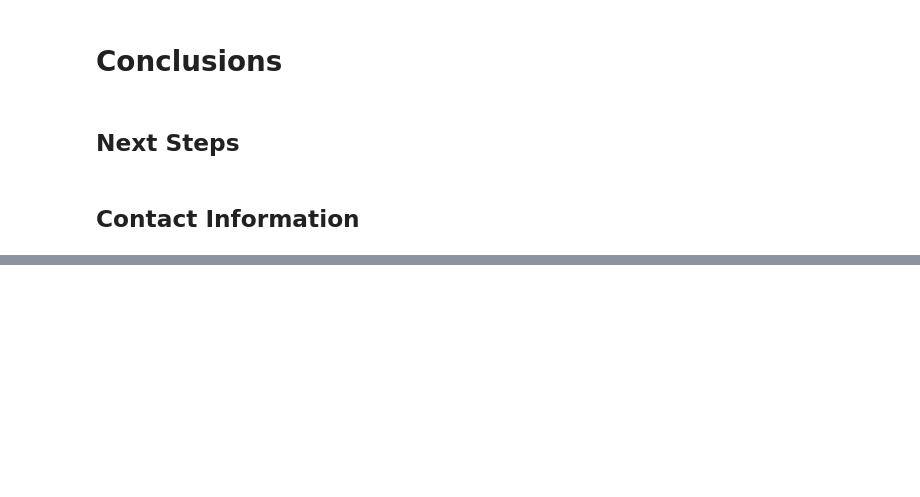
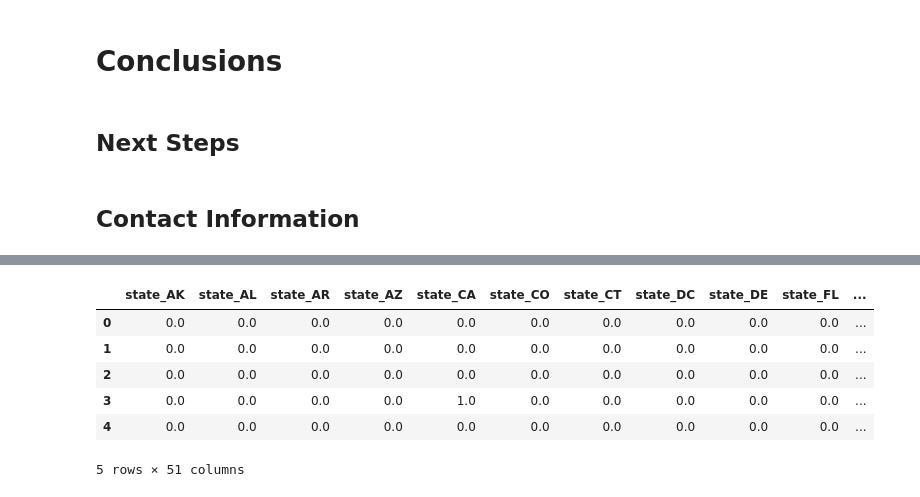
Before and after one commit to apell74/phase-3-project, a Jupyter notebook: Phase 3 Project.ipynb, the cells around one changed output, grey strips where cells are left out. Saved outputs shown, nothing was run; the diff lists cells and outputs as text; code cells hidden in the pictures; blank space fills up the shorter version.

```diff
--- a/Phase 3 Project.ipynb
+++ b/Phase 3 Project.ipynb
@@ -279,0 +370,16 @@ time: 4.21 ms (started: 2024-02-23 16:37:03 -05:00)
+# %%
+Xtrain2_state_encoded_dense = Xtrain2_state_encoded.toarray()
+
+# Convert the dense array to a DataFrame
+Xtrain2_state_encoded_df = pd.DataFrame(Xtrain2_state_encoded_dense, columns=ohe.get_feature_names_out())
+
+# Now you can use .head() to view the first few rows
+Xtrain2_state_encoded_df.head()
+# %% [output]
+|  | state_AK | state_AL | state_AR | state_AZ | state_CA | state_CO | state_CT | state_DC | state_DE | state_FL | ... |
+| 0 | 0.0 | 0.0 | 0.0 | 0.0 | 0.0 | 0.0 | 0.0 | 0.0 | 0.0 | 0.0 | ... |
+| 1 | 0.0 | 0.0 | 0.0 | 0.0 | 0.0 | 0.0 | 0.0 | 0.0 | 0.0 | 0.0 | ... |
+| 2 | 0.0 | 0.0 | 0.0 | 0.0 | 0.0 | 0.0 | 0.0 | 0.0 | 0.0 | 0.0 | ... |
+| 3 | 0.0 | 0.0 | 0.0 | 0.0 | 1.0 | 0.0 | 0.0 | 0.0 | 0.0 | 0.0 | ... |
+| 4 | 0.0 | 0.0 | 0.0 | 0.0 | 0.0 | 0.0 | 0.0 | 0.0 | 0.0 | 0.0 | ... |
+5 rows × 51 columns
```
Also changed, not shown: parts of 45 cells of this notebook.
